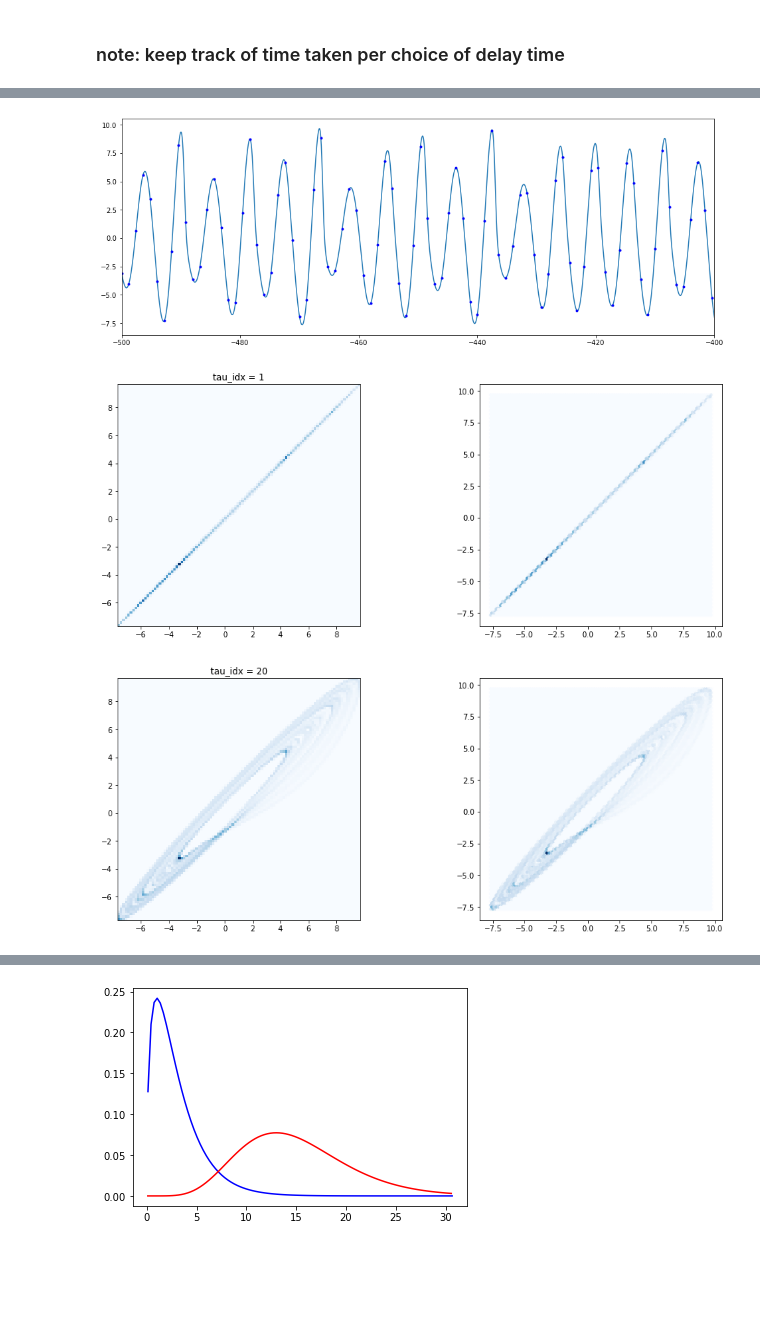
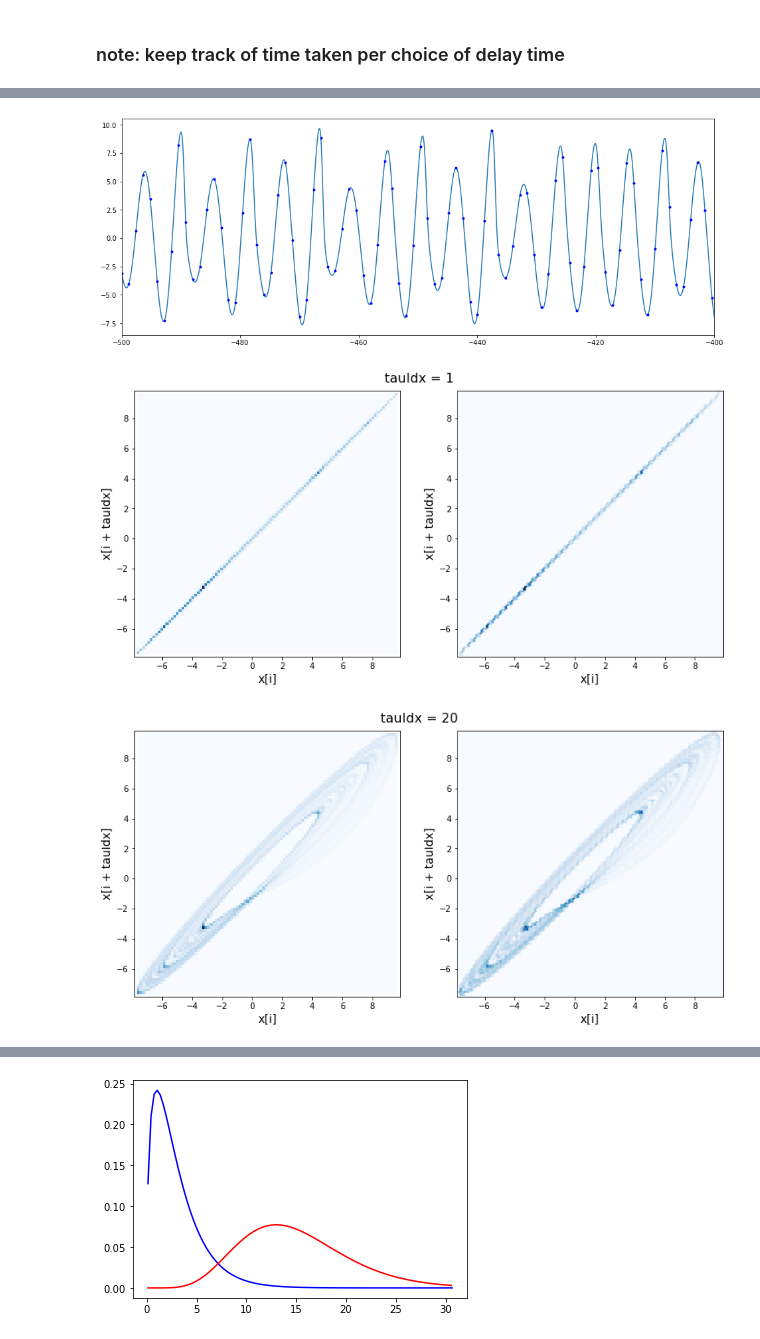
Before and after one commit to esandford/starspot_chaos, a Jupyter notebook: syntheticSignals.ipynb, the cells around one changed output, grey strips where cells are left out. Drawn from its saved outputs; the diff is of its cells as text; code cells hidden in the pictures; blank space fills up the shorter version.

```diff
--- a/syntheticSignals.ipynb
+++ b/syntheticSignals.ipynb
@@ -452,12 +452,16 @@ def bin2D(timeSeries, tauIdx,plotTitle=None):
     #print(timeSeries)
     #print(x)
     #print(y)
-    fig, axes = plt.subplots(1,2,figsize=(16,6))
+    fig, axes = plt.subplots(1,2,figsize=(13,6))
     axes[0].hist2d(x,y,bins=(100,100),cmap="Blues")
-    axes[1].hexbin(x,y,gridsize=100,cmap="Blues")
+    axes[1].hexbin(x,y,gridsize=100,cmap="Blues",extent=(np.min(x)-0.01*np.ptp(x),np.max(x)+0.01*np.ptp(x),np.min(y)-0.01*np.ptp(y),np.max(y)+0.01*np.ptp(y)))
     for ax in axes:
         ax.set_aspect('equal')
-    axes[0].set_title(plotTitle)
+        ax.set_xlabel("x[i]",fontsize=14)
+        ax.set_ylabel("x[i + tauIdx]",fontsize=14)
+        ax.set_xlim(np.min(x)-0.01*np.ptp(x), np.max(x)+0.01*np.ptp(x))
+        ax.set_ylim(np.min(y)-0.01*np.ptp(y), np.max(y)+0.01*np.ptp(y))
+    plt.suptitle(plotTitle,y=0.93,fontsize=16)
 
     return
 # %%
@@ -478,27 +486,26 @@ bin2D(timeSeries=corr_arr, tauIdx = 25) # optimal! 50*n = perfect linear correla
 # %%
 # rossler
 testDelayIdxs = np.array((1,20,50,100,150,250,500,600,1000))
 #testDelayIdxs = np.arange(1,201,10)
 #testDelayIdxs = np.arange(110,130,10)
 fig, ax = plt.subplots(1,1,figsize=(16,6))
 ax.plot(rossler_t,rossler_r[:,0])
 #for i in testDelayIdxs:
 #    ax.axvline(rossler_t[i],color='k')
 
-# see where the nice-looking delays happen along the time series. remember: what makes a good delay is *minimal* correlation, not maximal! so
-# the delay should not correspond to an inherent periodicity of the system.
+# see where the nice-looking delays happen along the time series. remember: what makes a good delay is *minimal* correlation,
+# not maximal! so the delay should not correspond to an inherent periodicity of the system.
 delay = 120
 ax.plot(rossler_t[::delay],rossler_r[::delay,0,],'b.')
-
-
 ax.set_xlim(-500,-400)
 plt.show()
 
 for i in testDelayIdxs:
-    bin2D(timeSeries=rossler_r[:,0], tauIdx = i, plotTitle="tau_idx = {0}".format(i))
+    bin2D(timeSeries=rossler_r[:,0], tauIdx = i, plotTitle="tauIdx = {0}".format(i))
 #this is SO COOL
-# so just by eye it looks like the first minimum of the mutual information should fall around tau~120 for the Rossler x time series.
+# so just by eye it looks like the first minimum of the mutual information should fall around tau~120 for the Rossler x
+# time series.
 # %% [output]
 [figure]
-[figure, old version]
+[figure, new version]
-[figure, old version]
+[figure, new version]
```
Also changed, not shown: parts of 9 cells of this notebook.
